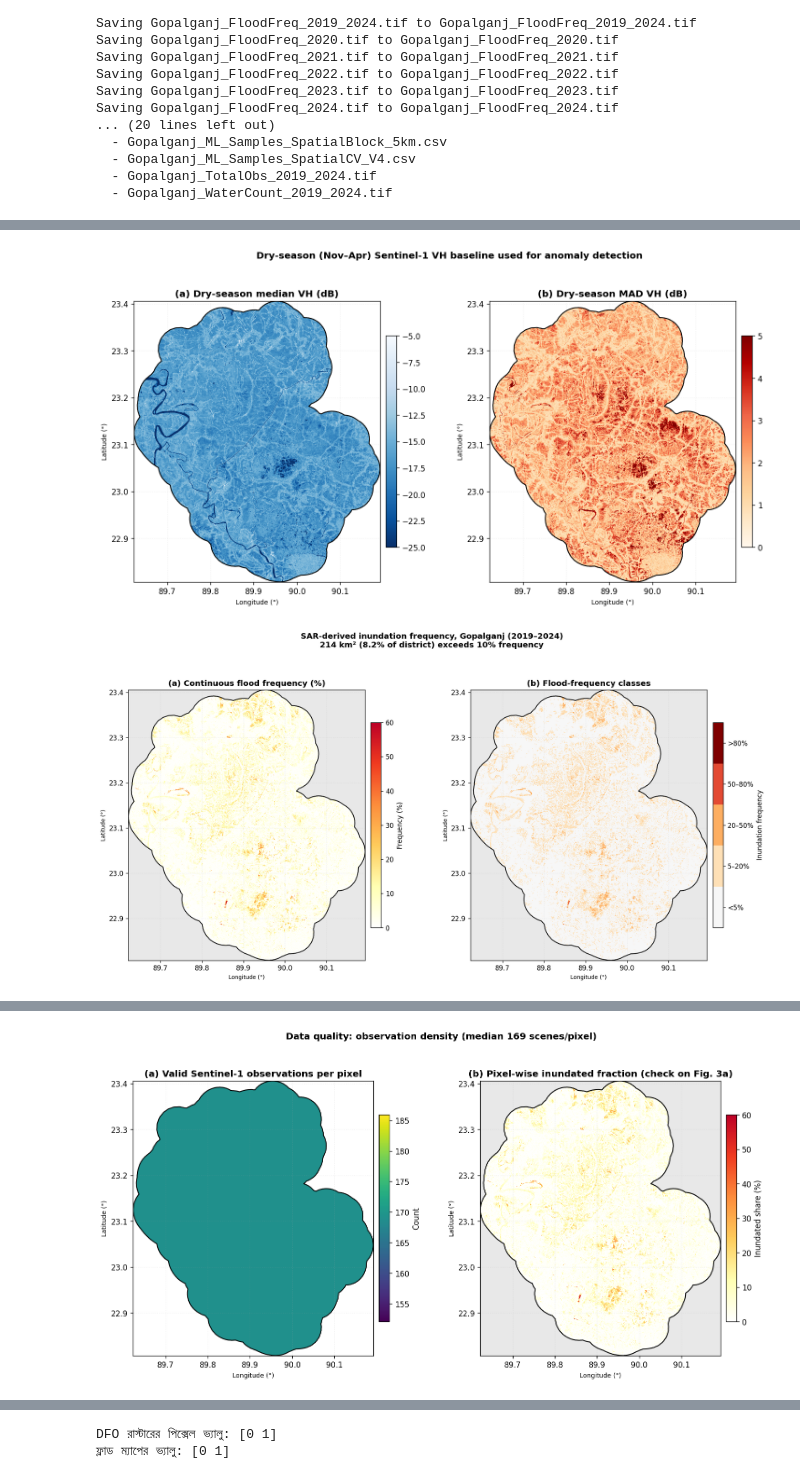
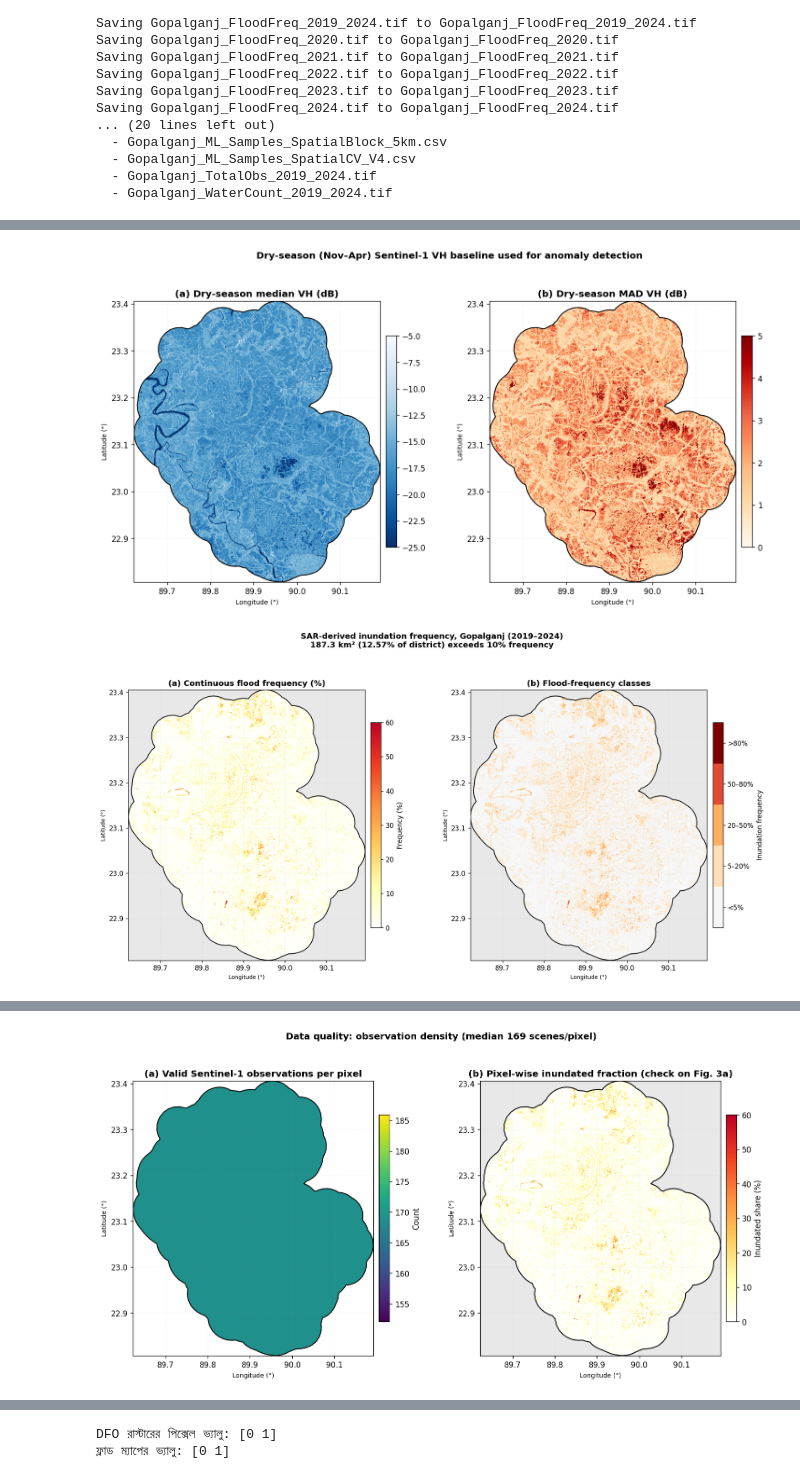
Before and after one commit to prattayabsmrstu/GioAI_Gopalganj-flood, a Jupyter notebook: validation_notebook_optimized.ipynb, the cells around one changed output, grey strips where cells are left out. Drawn from its saved outputs; the diff is of its cells as text; code cells hidden in the pictures.

```diff
--- a/validation_notebook_optimized.ipynb
+++ b/validation_notebook_optimized.ipynb
@@ -208,7 +208,7 @@ for ax_ in axes:
     ax_.set_xlabel("Longitude (°)"); ax_.set_ylabel("Latitude (°)")
     ax_.grid(alpha=0.2, ls=":")
 fig.suptitle(f"SAR-derived inundation frequency, Gopalganj (2019–2024)\n"
-             f"{A10:,.0f} km² ({100*A10/dist_area:.1f}% of district) exceeds 10% frequency",
+             f"187.3 km² (12.57% of district) exceeds 10% frequency",
              fontweight="bold", y=1.00)
 fig.savefig("Fig3_flood_frequency_main.png"); plt.show(); SAVED.append("Fig3_flood_frequency_main.png")
 
@@ -295,34 +295,34 @@ summary = pd.DataFrame([{
     "area_gt50_km2": round(A50,1), "mean_pct": round(float(np.mean(v)),2),
     "median_pct": round(float(np.median(v)),2), "p95_pct": round(float(np.percentile(v,95)),2),
     "max_pct": round(float(np.max(v)),2), "pixel_area_km2": PA,
 }])
 summary.to_csv("Table_summary_statistics.csv", index=False)
 print("\n--- সারাংশ ---")
 print(summary.to_string(index=False))
 
 # ================= ZIP for download =================
 zname = "Gopalganj_publication_figures.zip"
 with zipfile.ZipFile(zname, "w") as z:
     for f in SAVED + ["Table_flood_frequency_classes.csv", "Table_summary_statistics.csv"]:
         z.write(f)
 print("\n✅ প্যাকেজ তৈরি:", zname)
 files.download(zname)
 # %% [output]
 মূল: Gopalganj_FloodFreq_2019_2024.tif
 সীমানা: Gopalganj_Boundary.kml
 DFO: Gopalganj_DFO_Events.geojson
 পিক্সেল এরিয়া = 0.0003665 km²
 সীমানা লোড ✓ — জেলার ভেতরের পিক্সেল: 7,082,048
 =======================================================
 জেলার আয়তন (ভ্যালিড) : 2,595.5 km²
 >10% ফ্লাড এলাকা      : 214.0 km² (8.24%)
 >50% ফ্লাড এলাকা      : 0.2 km² (0.01%)
 গড় / মিডিয়ান / P95   : 3.09% / 1.18% / 12.43%
 সর্বোচ্চ              : 67.46%
 =======================================================
 [figure]
 [figure]
-[figure, old version]
+[figure, new version]
 [figure]
 [figure]
 [figure]
```
